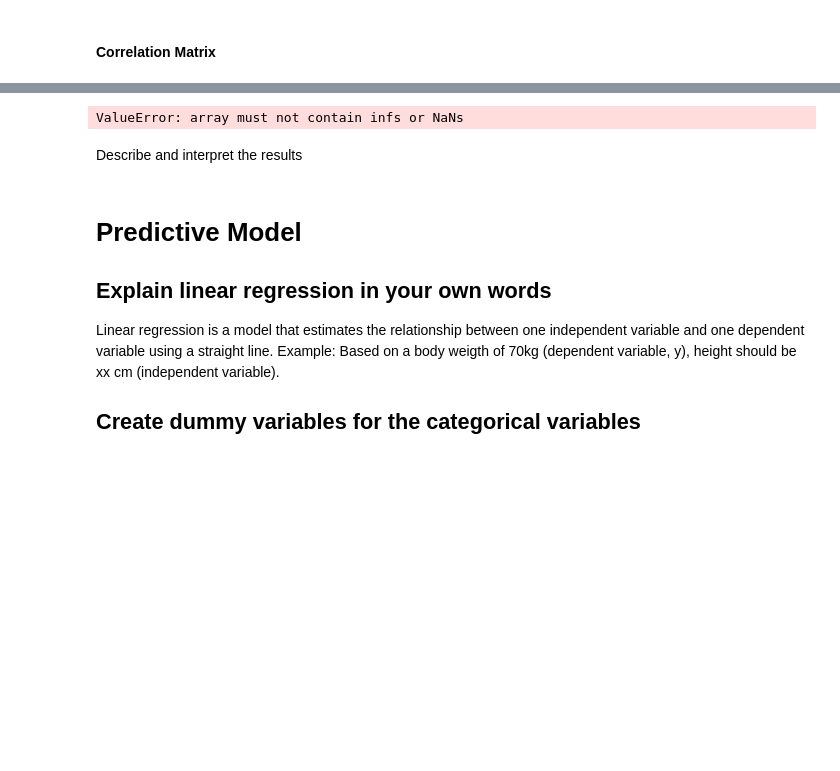
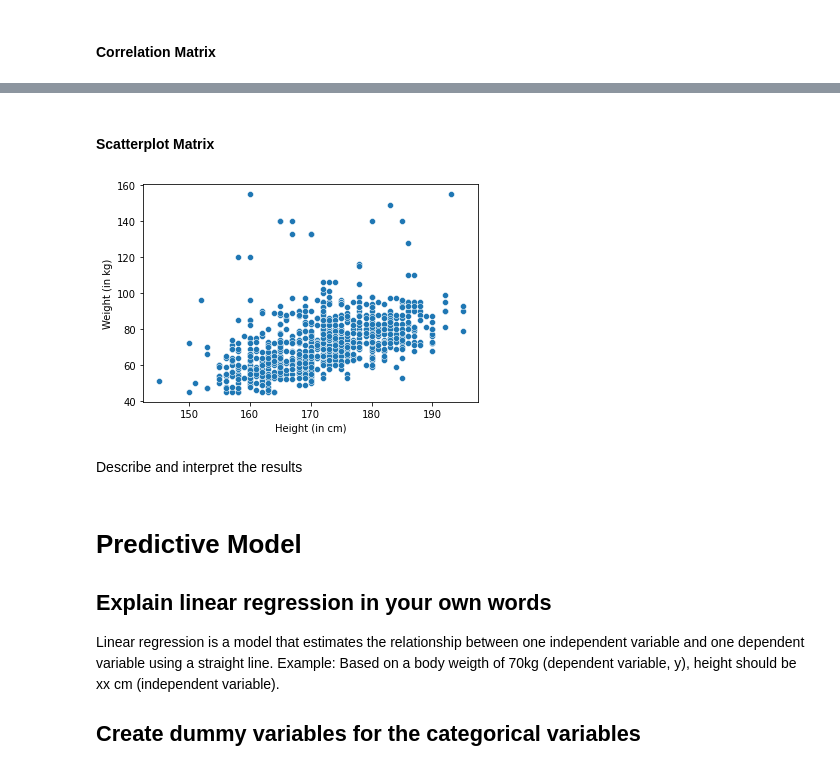
Before and after one commit to leab02/FML, a Jupyter notebook: Weekly assignment 3_linear regression.ipynb, the cells around one changed output, grey strips where cells are left out. Saved outputs shown, nothing was run; the diff lists cells and outputs as text; code cells hidden in the pictures; blank space fills up the shorter version.

```diff
--- a/Weekly assignment 3_linear regression.ipynb
+++ b/Weekly assignment 3_linear regression.ipynb
@@ -108,6 +116,13 @@ BMI = kg/m2 where kg is a person's weight in kilograms and m2 is their height in
 df['height in metres'] = df['height'] / 100
 # %%
 df['BMI'] = df['weight'] / df['height in metres']**2
+# %%
+def above_100(x): #anything above 200kg in the column "weight"
+    if(x > 100):
+        return float('NaN')
+    else:
+        return x
+df['BMI'] = df['BMI'].apply(above_100) #apply it to the entire column "weight"
 # %%
 sns.displot(df['BMI'].dropna(), kde=False) #I need to drop the NA's for the plot
 plt.title('BMI of Fitbit Users')
@@ -133,10 +140,2 @@ education -0.046343  0.029968   1.000000
 # %% [markdown]
 #### Correlation Matrix
-# %%
-from scipy.stats.stats import pearsonr #We will need the correlation function from the scientific package scipy
-def gender(x):
-    if "Female" in x:
-        return 1
-    else: return 2
-
-df['gender Values'] = df['gender'].apply(gender)
@@ -149,8 +155,12 @@ plt.show()
-# %%
-from scipy.stats.stats import pearsonr #We will need the correlation function from the scientific package scipy
-print(pearsonr(df['education'],df['weight']))
-# %% [output]
-ValueError: array must not contain infs or NaNs
+# %% [markdown]
+#### Scatterplot Matrix
+# %%
+sns.scatterplot(x='height',y='weight',data=df)
+plt.xlabel('Height (in cm)')
+plt.ylabel('Weight (in kg)')
+plt.show()
+# %% [output]
+[figure, added]
 # %% [markdown]
 Describe and interpret the results
 # %% [markdown]
```
Also changed, not shown: parts of 35 cells of this notebook.
